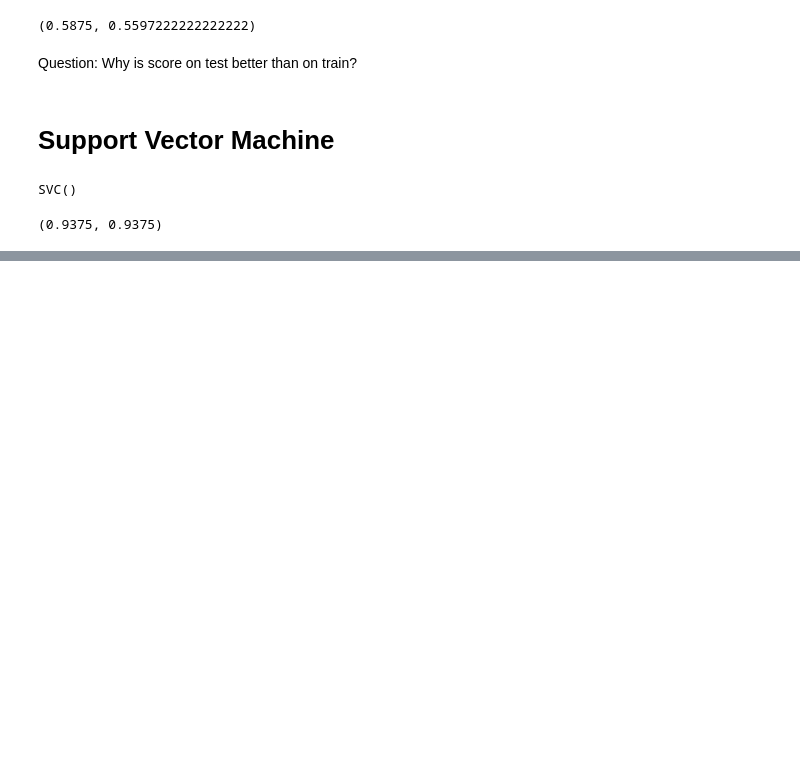
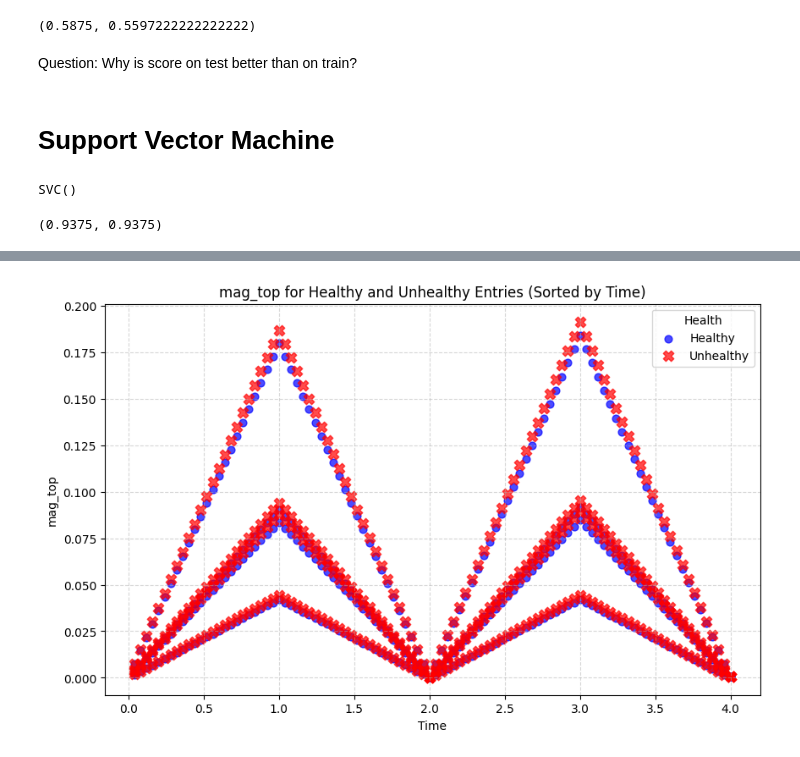
Before and after one commit to marius-ne/CIE_ProjectA_Group13, a Jupyter notebook: test.ipynb, the cells around one changed output, grey strips where cells are left out. Cells and saved outputs as stored; diff of their text form; code cells hidden in the pictures; blank space fills up the shorter version.

```diff
--- a/test.ipynb
+++ b/test.ipynb
@@ -130,0 +167,24 @@ model.score(X_test, y_test), model.score(X_train, y_train)
+# %%
+df_sorted = df.sort_values("time")
+plt.figure(figsize=(10,6))
+
+healthy = df_sorted[df_sorted["health"] == 1]
+unhealthy = df_sorted[df_sorted["health"] == 0]
+
+plt.scatter(
+    healthy["time"], healthy["mag_top"],
+    c="blue", marker="o", s=40, alpha=0.7, label="Healthy"
+)
+plt.scatter(
+    unhealthy["time"], unhealthy["mag_top"],
+    c="red", marker="X", s=80, alpha=0.7, label="Unhealthy"
+)
+
+plt.xlabel("Time")
+plt.ylabel("mag_top")
+plt.title("mag_top for Healthy and Unhealthy Entries (Sorted by Time)")
+plt.grid(True, linestyle='--', alpha=0.5)
+plt.legend(title="Health")
+plt.show()
+# %% [output]
+[figure, added]
```
Also changed, not shown: parts of 6 cells of this notebook.
